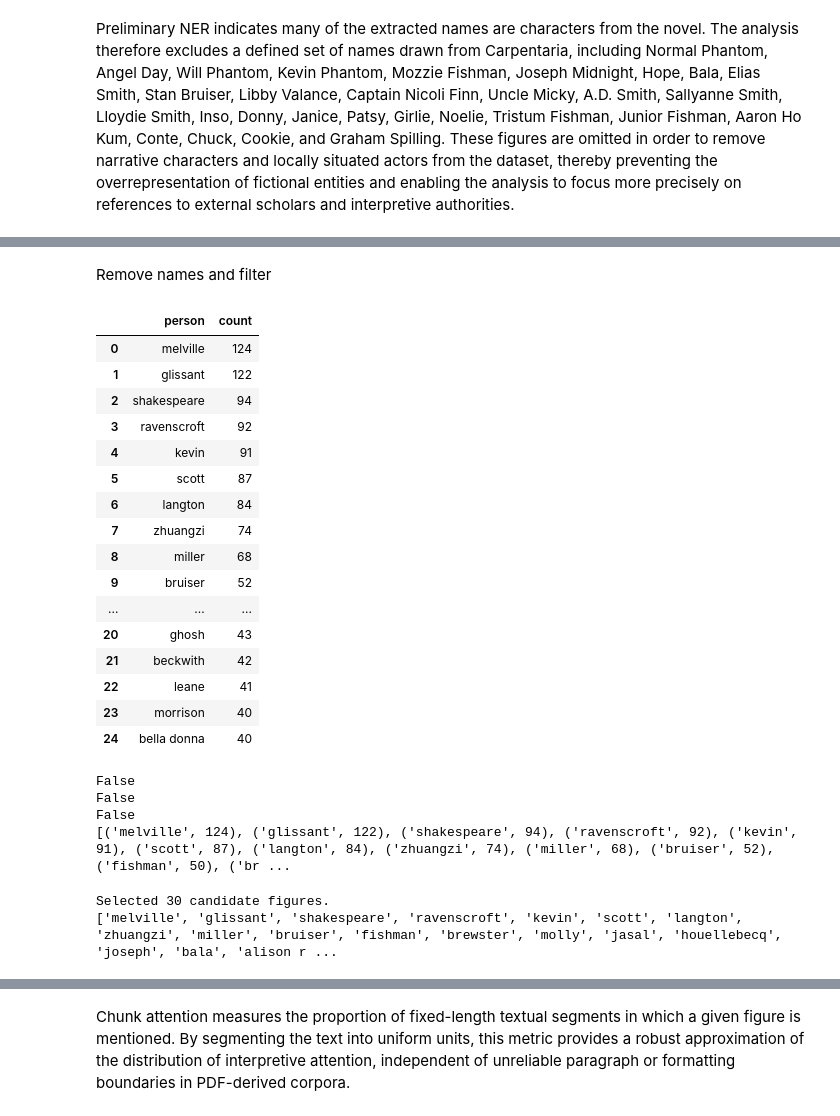
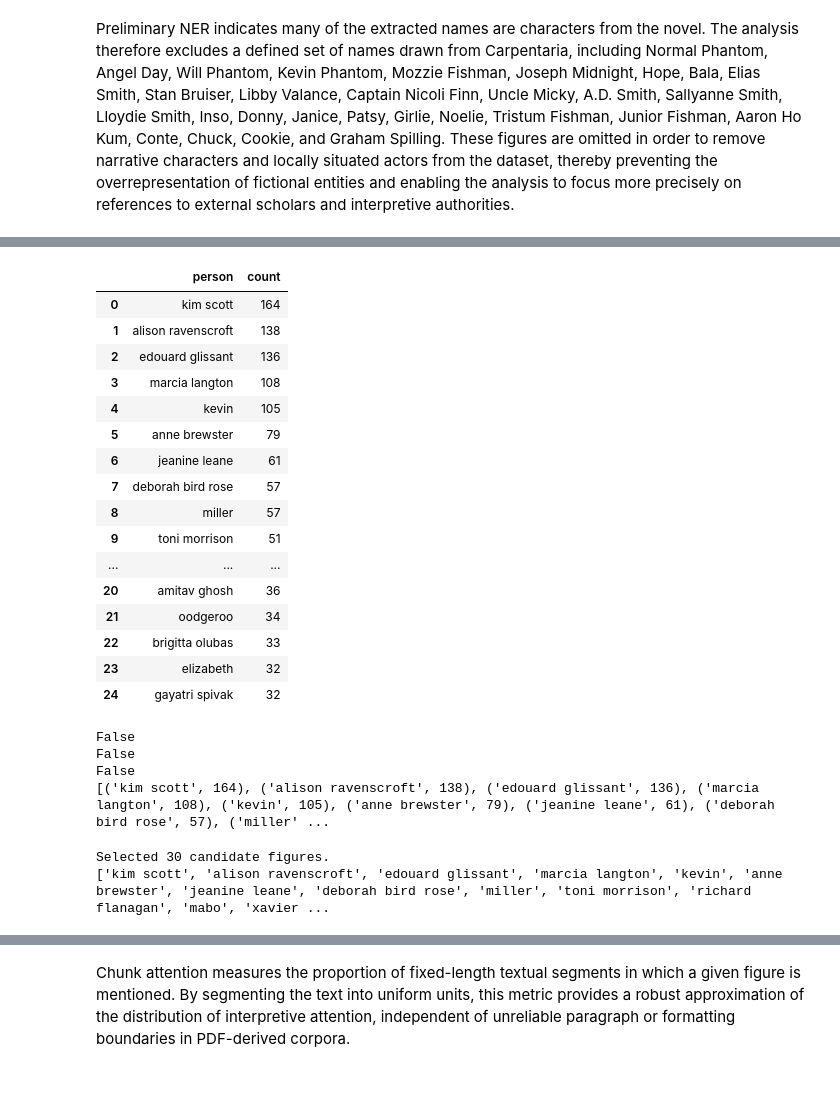
Before and after one commit to Finnoscarmorgan/citational_refusal, a Jupyter notebook: notebooks/02_textual_attention_analysis.ipynb, the cells around one changed output, grey strips where cells are left out. Saved outputs shown, nothing was run; the diff lists cells and outputs as text; code cells hidden in the pictures; blank space fills up the shorter version.

```diff
--- a/notebooks/02_textual_attention_analysis.ipynb
+++ b/notebooks/02_textual_attention_analysis.ipynb
@@ -127,11 +125,17 @@ exclude_names = set([
     "",
     "alexis wright",
     "alexis wrights",
+    "alexis wright's",
+    "truthful",
+    "bala",
     "joseph",
+    "molly",
+    "bruiser",
     "jasal",
     "wright",
     "fishman",
     "mozzie fishman",
+    "bella donna",
     "alexis",
     "alexis wright",
     "wright",
@@ -219,10 +223,9 @@ top_people_df.head(20)
-# %% [markdown]
-Remove names and filter
 # %%
 name_map = {
     "bhabha": "homi bhabha",
     "spivak": "gayatri spivak",
     "foucault": "michel foucault",
+    "derrida": "jacques derrida",
     "deleuze": "gilles deleuze",
     "guattari": "félix guattari",
     "butler": "judith butler",
@@ -232,58 +235,63 @@ name_map = {
     "leane": "jeanine leane",
     "rose": "deborah bird rose",
     "scott": "kim scott",
-
-
-
-
+    "slemon": "stephen slemon",
+    "glissant": "edouard glissant",
+    "brewster": "anne brewster",
+    "flanagan": "richard flanagan",
+    "ashcroft": "bill ashcroft",
+    "morrison": "toni morrison",
+    "herbert": "xavier herbert",
+    "leane": "jeanine leane",
+    "rose": "deborah bird rose",
 
 }
 
 def apply_name_map(name, mapping):
     return mapping.get(name, name)
 
 consolidated_people_by_doc = {
     doc_name: [
         apply_name_map(name, name_map)
         for name in names
         if apply_name_map(name, name_map) not in exclude_names
     ]
     for doc_name, names in normalised_people_by_doc.items()
 }
 
 all_consolidated_people = [
     name
     for names in consolidated_people_by_doc.values()
     for name in names
     if name and name not in exclude_names
 ]
 
 consolidated_counts = Counter(all_consolidated_people)
 
 consolidated_top_people_df = pd.DataFrame(
     consolidated_counts.most_common(50),
     columns=["person", "count"]
 )
 
 consolidated_top_people_df.head(25)
 # %% [output]
 |  | person | count |
-| 0 | melville | 124 |
-| 1 | glissant | 122 |
-| 2 | shakespeare | 94 |
-| 3 | ravenscroft | 92 |
-| 4 | kevin | 91 |
-| 5 | scott | 87 |
-| 6 | langton | 84 |
-| 7 | zhuangzi | 74 |
-| 8 | miller | 68 |
-| 9 | bruiser | 52 |
+| 0 | kim scott | 164 |
+| 1 | alison ravenscroft | 138 |
+| 2 | edouard glissant | 136 |
+| 3 | marcia langton | 108 |
+| 4 | kevin | 105 |
+| 5 | anne brewster | 79 |
+| 6 | jeanine leane | 61 |
+| 7 | deborah bird rose | 57 |
+| 8 | miller | 57 |
+| 9 | toni morrison | 51 |
 | ... | ... | ... |
-| 20 | ghosh | 43 |
-| 21 | beckwith | 42 |
-| 22 | leane | 41 |
-| 23 | morrison | 40 |
-| 24 | bella donna | 40 |
+| 20 | amitav ghosh | 36 |
+| 21 | oodgeroo | 34 |
+| 22 | brigitta olubas | 33 |
+| 23 | elizabeth | 32 |
+| 24 | gayatri spivak | 32 |
 # %%
 #diagnostic check
 print("alexis" in consolidated_counts)
@@ -294,7 +302,7 @@ print(consolidated_counts.most_common(40))
 False
 False
 False
-[('melville', 124), ('glissant', 122), ('shakespeare', 94), ('ravenscroft', 92), ('kevin', 91), ('scott', 87), ('langton', 84), ('zhuangzi', 74), ('miller', 68), ('bruiser', 52), ('fishman', 50), ('br ...
+[('kim scott', 164), ('alison ravenscroft', 138), ('edouard glissant', 136), ('marcia langton', 108), ('kevin', 105), ('anne brewster', 79), ('jeanine leane', 61), ('deborah bird rose', 57), ('miller' ...
 # %%
 candidate_figures = [
     name for name, count in consolidated_counts.most_common(30)
@@ -307,5 +315,5 @@ if not candidate_figures:
     raise ValueError("No candidate figures found. Check filtering and consolidation steps.")
 # %% [output]
 Selected 30 candidate figures.
-['melville', 'glissant', 'shakespeare', 'ravenscroft', 'kevin', 'scott', 'langton', 'zhuangzi', 'miller', 'bruiser', 'fishman', 'brewster', 'molly', 'jasal', 'houellebecq', 'joseph', 'bala', 'alison r ...
+['kim scott', 'alison ravenscroft', 'edouard glissant', 'marcia langton', 'kevin', 'anne brewster', 'jeanine leane', 'deborah bird rose', 'miller', 'toni morrison', 'richard flanagan', 'mabo', 'xavier ...
 # %%
```
Also changed, not shown: parts of 13 cells of this notebook, 2 other files.
